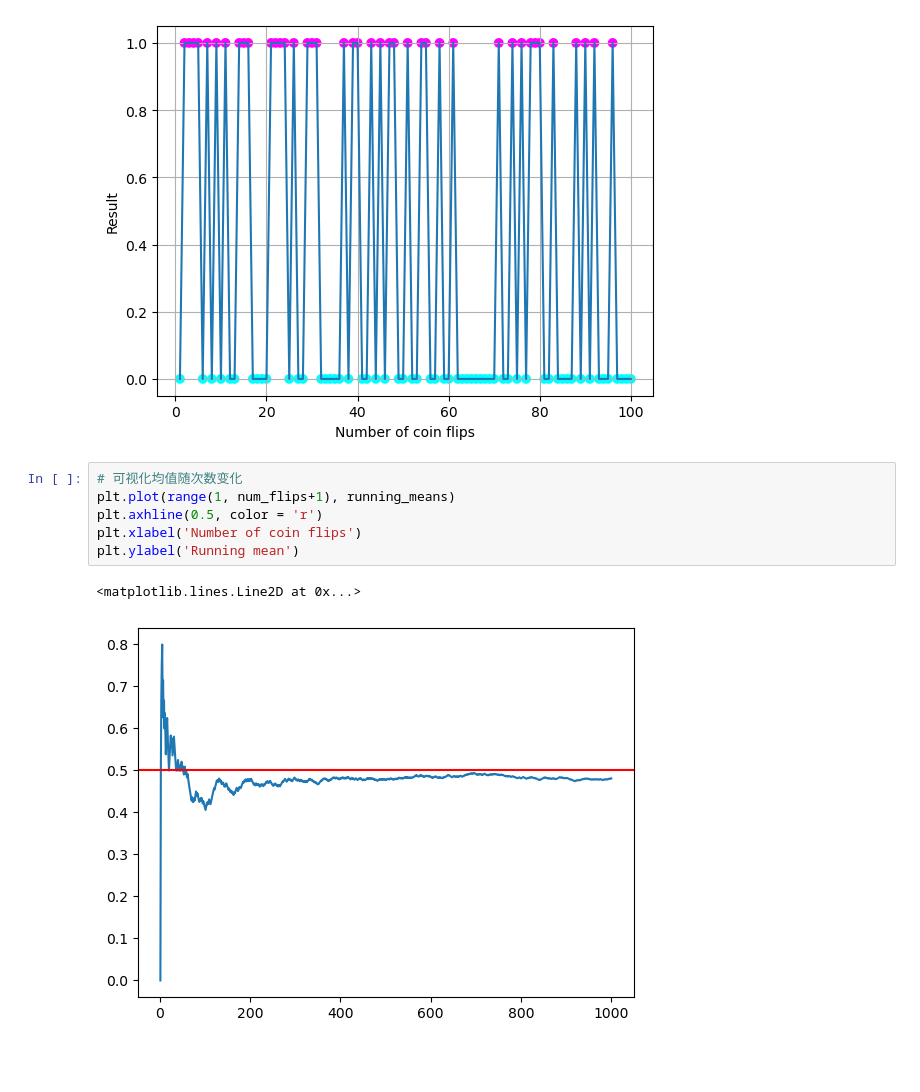
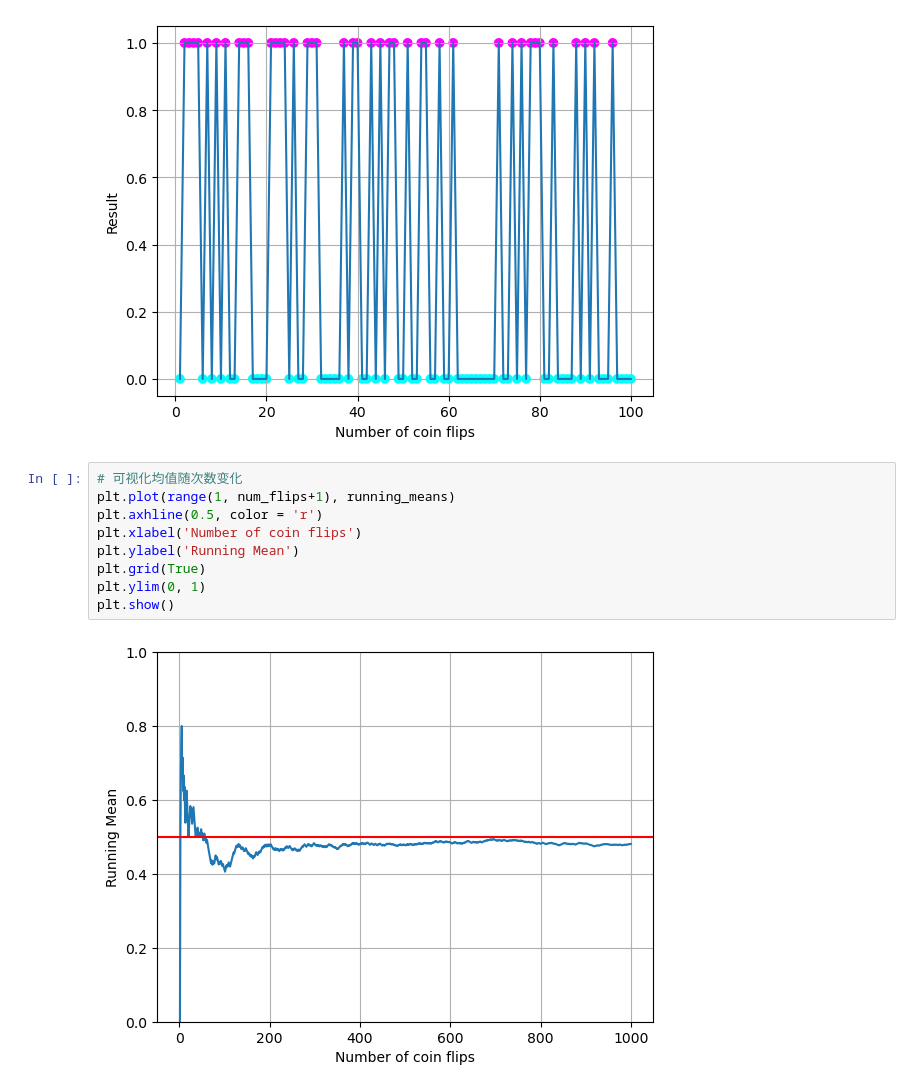
Before and after one commit to YangJiajun2001/deeplearning-from-zero, a Jupyter notebook: 实践代码/week5/BK1/质地均匀的硬币.ipynb, the cells around one changed output. Saved outputs shown, nothing was run; the diff lists cells and outputs as text; blank space fills up the shorter version.

```diff
--- a/实践代码/week5/BK1/质地均匀的硬币.ipynb
+++ b/实践代码/week5/BK1/质地均匀的硬币.ipynb
@@ -34,9 +34,11 @@ plt.show()
 # %%
 # 可视化均值随次数变化
 plt.plot(range(1, num_flips+1), running_means)
 plt.axhline(0.5, color = 'r')
 plt.xlabel('Number of coin flips')
-plt.ylabel('Running mean')
+plt.ylabel('Running Mean')
+plt.grid(True)
+plt.ylim(0, 1)
+plt.show()
 # %% [output]
-<matplotlib.lines.Line2D at 0x...>
-[figure, old version]
+[figure, new version]
```
Also changed, not shown: 1 other file.
